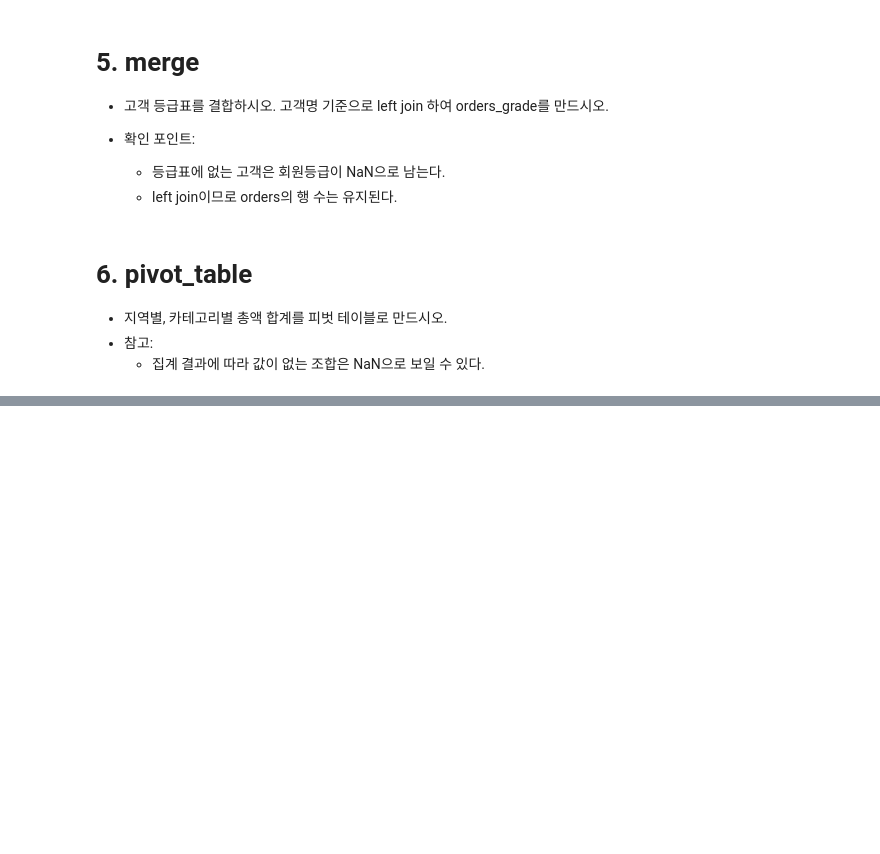
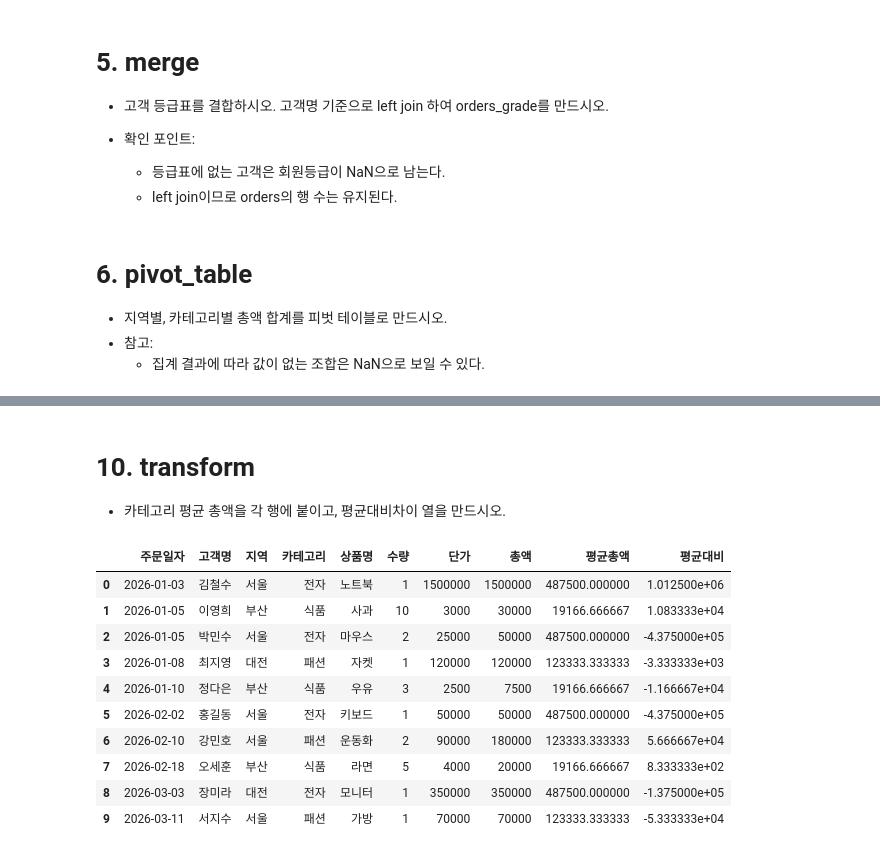
Before and after one commit to LeeMyungbin/gitRemote-Test, a Jupyter notebook: 04_DATA_ANALYSIS/practice/pandas_practice_02.ipynb, the cells around one changed output, grey strips where cells are left out. Saved outputs shown, nothing was run; the diff lists cells and outputs as text; code cells hidden in the pictures; blank space fills up the shorter version.

```diff
--- a/04_DATA_ANALYSIS/practice/pandas_practice_02.ipynb
+++ b/04_DATA_ANALYSIS/practice/pandas_practice_02.ipynb
@@ -132,0 +227,21 @@ orders_grade= pd.merge(orders, new_orders, on='고객명', how='left')
+# %% [markdown]
+# 10. transform
+- 카테고리 평균 총액을 각 행에 붙이고, 평균대비차이 열을 만드시오.
+# %%
+orders['평균총액'] = orders.groupby('카테고리')['총액'].transform('mean')
+
+orders['평균대비'] = orders['총액'] - orders['평균총액']
+# 정답(추가) : pd.options.display.float_format = '{:,.0f}'.format
+orders
+# %% [output]
+|  | 주문일자 | 고객명 | 지역 | 카테고리 | 상품명 | 수량 | 단가 | 총액 | 평균총액 | 평균대비 |
+| 0 | 2026-01-03 | 김철수 | 서울 | 전자 | 노트북 | 1 | 1500000 | 1500000 | 487500.000000 | 1.012500e+06 |
+| 1 | 2026-01-05 | 이영희 | 부산 | 식품 | 사과 | 10 | 3000 | 30000 | 19166.666667 | 1.083333e+04 |
+| 2 | 2026-01-05 | 박민수 | 서울 | 전자 | 마우스 | 2 | 25000 | 50000 | 487500.000000 | -4.375000e+05 |
+| 3 | 2026-01-08 | 최지영 | 대전 | 패션 | 자켓 | 1 | 120000 | 120000 | 123333.333333 | -3.333333e+03 |
+| 4 | 2026-01-10 | 정다은 | 부산 | 식품 | 우유 | 3 | 2500 | 7500 | 19166.666667 | -1.166667e+04 |
+| 5 | 2026-02-02 | 홍길동 | 서울 | 전자 | 키보드 | 1 | 50000 | 50000 | 487500.000000 | -4.375000e+05 |
+| 6 | 2026-02-10 | 강민호 | 서울 | 패션 | 운동화 | 2 | 90000 | 180000 | 123333.333333 | 5.666667e+04 |
+| 7 | 2026-02-18 | 오세훈 | 부산 | 식품 | 라면 | 5 | 4000 | 20000 | 19166.666667 | 8.333333e+02 |
+| 8 | 2026-03-03 | 장미라 | 대전 | 전자 | 모니터 | 1 | 350000 | 350000 | 487500.000000 | -1.375000e+05 |
+| 9 | 2026-03-11 | 서지수 | 서울 | 패션 | 가방 | 1 | 70000 | 70000 | 123333.333333 | -5.333333e+04 |
```
Also changed, not shown: parts of 20 cells of this notebook, 1 other file.
